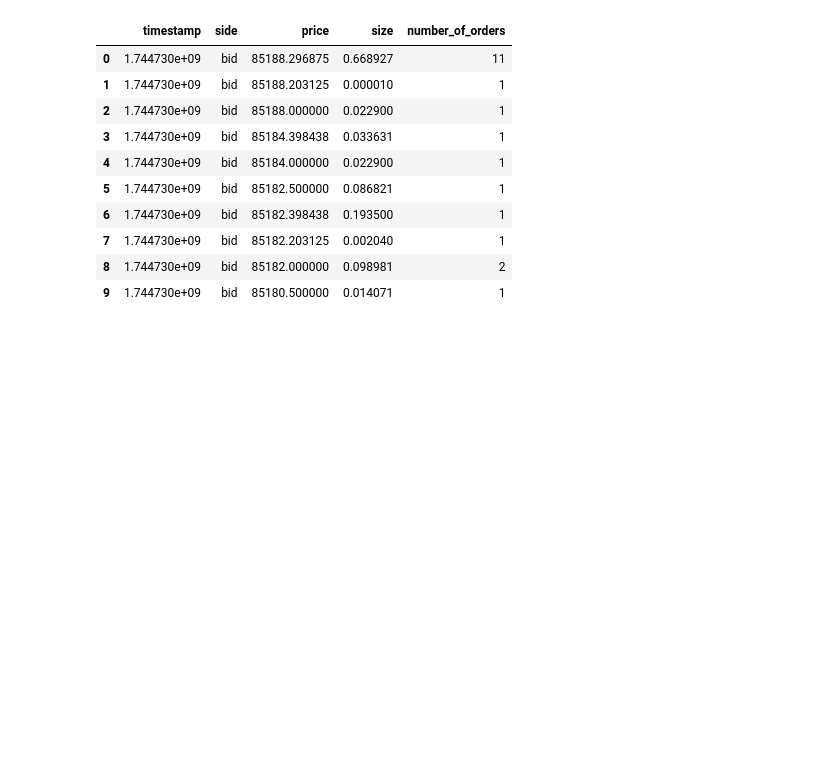
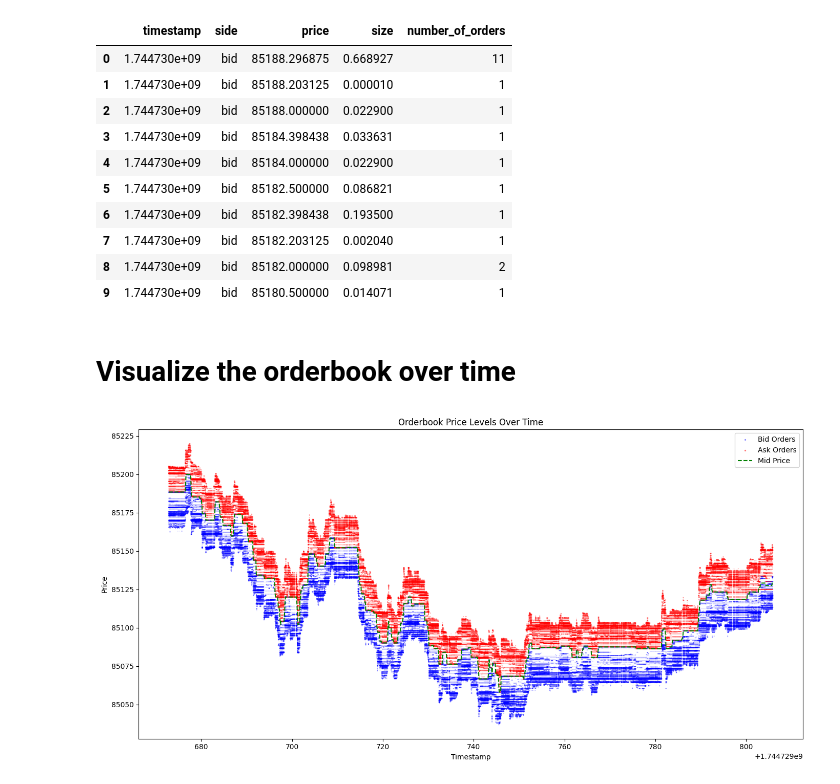
Before and after one commit to phanmtim/CDA_2025, a Jupyter notebook: crypto_crash.ipynb, the cells around one changed output. Saved outputs shown, nothing was run; the diff lists cells and outputs as text; code cells hidden in the pictures; blank space fills up the shorter version.

```diff
--- a/crypto_crash.ipynb
+++ b/crypto_crash.ipynb
@@ -107,3 +107,5 @@ df.head(10)
 | 7 | 1.744730e+09 | bid | 85182.203125 | 0.002040 | 1 |
 | 8 | 1.744730e+09 | bid | 85182.000000 | 0.098981 | 2 |
 | 9 | 1.744730e+09 | bid | 85180.500000 | 0.014071 | 1 |
+# %% [markdown]
+# Visualize the orderbook over time
@@ -109,0 +152,6 @@ df.head(10)
+# %%
+
+orderbook = pd.read_csv("data/reconstructed_orderbook_small.csv")
+plot_orderbook_over_time(orderbook)
+# %% [output]
+[figure, added]
```
Also changed, not shown: parts of 3 cells of this notebook, 3 other files.
